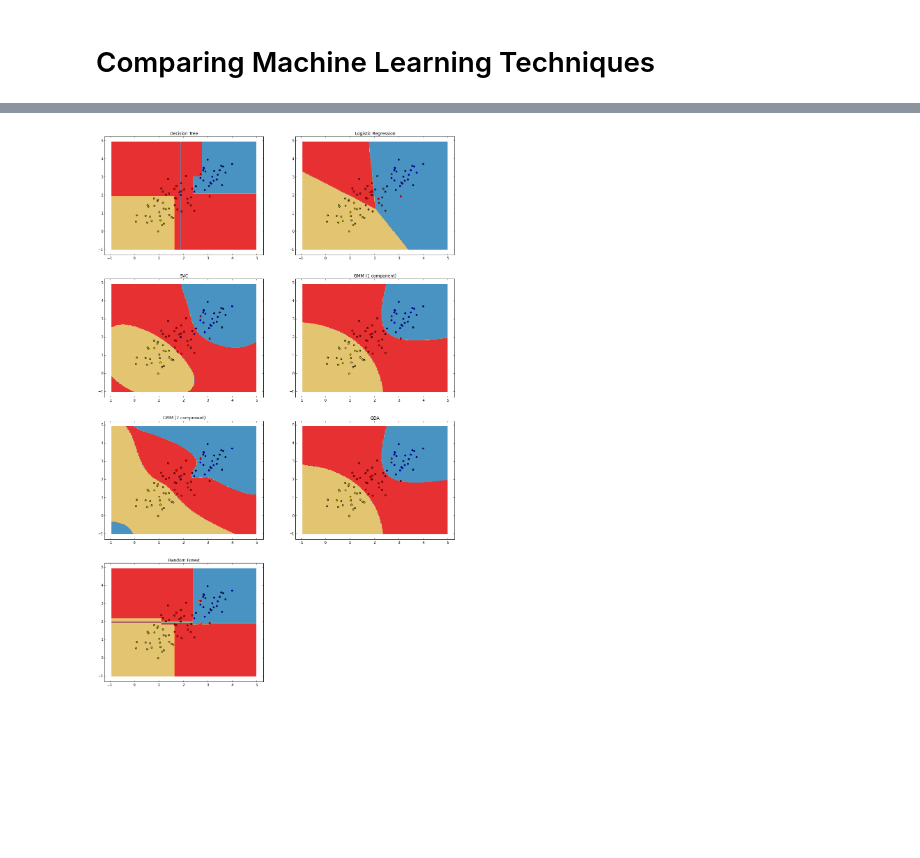
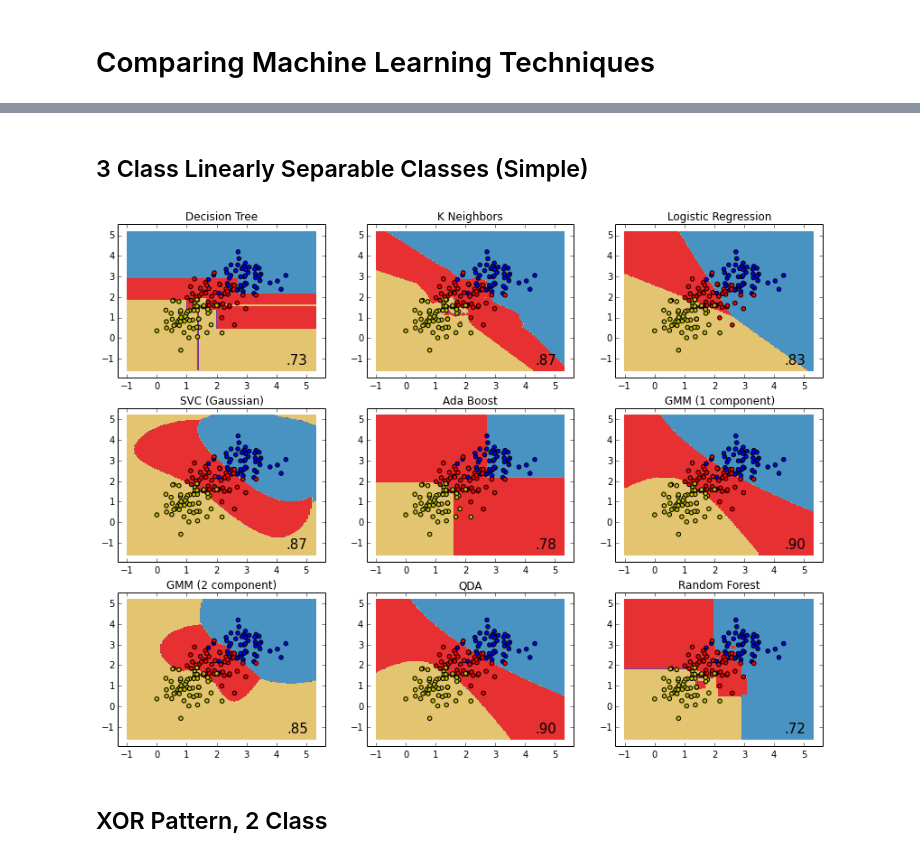
Before and after one commit to jgbos/IPython-Notebooks, a Jupyter notebook: Comparing machine learning classifiers based on their hyperplanes or decision boundaries.ipynb, the cells around one changed output, grey strips where cells are left out. Drawn from its saved outputs; the diff is of its cells as text; code cells hidden in the pictures; blank space fills up the shorter version.

```diff
--- a/Comparing machine learning classifiers based on their hyperplanes or decision boundaries.ipynb
+++ b/Comparing machine learning classifiers based on their hyperplanes or decision boundaries.ipynb
@@ -158,17 +27,21 @@ This is a recreation of this [post](http://tjo-en.hatenablog.com/entry/2014/01/0
 # %%
 classifiers = [
-    DecisionTreeClassifier(max_depth=5),
+    DecisionTreeClassifier(),
+    KNeighborsClassifier(3),
     LogisticRegression(),
     SVC(kernel="rbf"),
+    AdaBoostClassifier(),
     GenerativeBayes(GMM(n_components=1,covariance_type='full', init_params='wc', n_iter=20)),
     GenerativeBayes(GMM(n_components=2,covariance_type='full', init_params='wc', n_iter=20)),
     QDA(),
-    RandomForestClassifier(max_depth=5, n_estimators=10, max_features=1)]
+    RandomForestClassifier()]
 
 clf_names = [
     'Decision Tree',
+    'K Neighbors',
     'Logistic Regression',
-    'SVC',
+    'SVC (Gaussian)',
+    'Ada Boost',
     'GMM (1 component)',
     'GMM (2 component)',
     'QDA',
@@ -217,46 +99,26 @@ for j, clf in enumerate(classifiers):
+# %% [markdown]
+## 3 Class Linearly Separable Classes (Simple)
 # %%
-# Simple Linearly Seperated
-p1 = pd.DataFrame(np.hstack((rnorm(loc=3.0, scale=0.5, size=(25,1)),
-                              rnorm(loc=3.0, scale=0.5, size=(25,1)))),
+# 3 Class Linearly Seperated
+N = 50
+p1 = pd.DataFrame(np.hstack((rnorm(loc=3.0, scale=0.5, size=(N,1)),
+                              rnorm(loc=3.0, scale=0.5, size=(N,1)))),
                    columns=['x','y'])
 p1['label'] = 0
-p2 = pd.DataFrame(np.hstack((rnorm(loc=2.0, scale=0.5, size=(25,1)),
-                              rnorm(loc=2.0, scale=0.5, size=(25,1)))),
+p2 = pd.DataFrame(np.hstack((rnorm(loc=2.0, scale=0.5, size=(N,1)),
+                              rnorm(loc=2.0, scale=0.5, size=(N,1)))),
                    columns=['x','y'])
 p2['label'] = 1
-p3 = pd.DataFrame(np.hstack((rnorm(loc=1.0, scale=0.5, size=(25,1)),
-                              rnorm(loc=1.0, scale=0.5, size=(25,1)))),
+p3 = pd.DataFrame(np.hstack((rnorm(loc=1.0, scale=0.5, size=(N,1)),
+                              rnorm(loc=1.0, scale=0.5, size=(N,1)))),
                    columns=['x','y'])
 p3['label'] = 2
 df = pd.concat([p1, p2,p3])
 
-plt.figure(figsize=(18,28))
-
-X = df[['x','y']]
-Y = df['label']
-n_classes = 3
-plot_colors = "bry"
-plot_step = 0.02
-
-x_min, x_max = X.ix[:, 0].min() - 1, X.ix[:, 0].max() + 1
-y_min, y_max = X.ix[:, 1].min() - 1, X.ix[:, 1].max() + 1
-xx, yy = np.meshgrid(np.arange(x_min, x_max, plot_step),
-                         np.arange(y_min, y_max, plot_step))
-
-for j, clf in enumerate(classifiers):
-    clf.fit(X,Y)
-
-    plt.subplot(4,2,j+1)
-    Z = clf.predict(np.c_[xx.ravel(), yy.ravel()])
-    Z = Z.reshape(xx.shape)
-    cs = plt.contourf(xx, yy, Z, cmap=plt.cm.Paired)
-
-    # Plot the training points
-    for i, color in zip(range(n_classes), plot_colors):
-        plt.scatter(X[Y==i].x, X[Y==i].y, c=color, label=i, cmap=plt.cm.Paired)
-
-    plt.title(clf_names[j])
+plot_results(classifiers, df)
 # %% [output]
-[figure, old version]
+[figure, new version]
+# %% [markdown]
+## XOR Pattern, 2 Class
 # %%
 # XOR pattern (simple)
```
Also changed, not shown: parts of 13 cells of this notebook, 1 other file.
